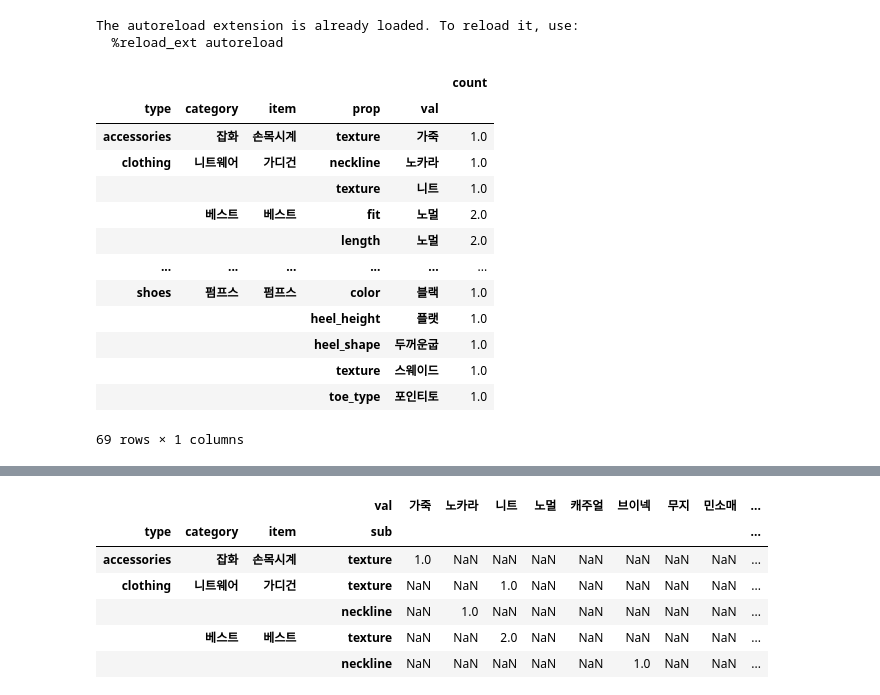
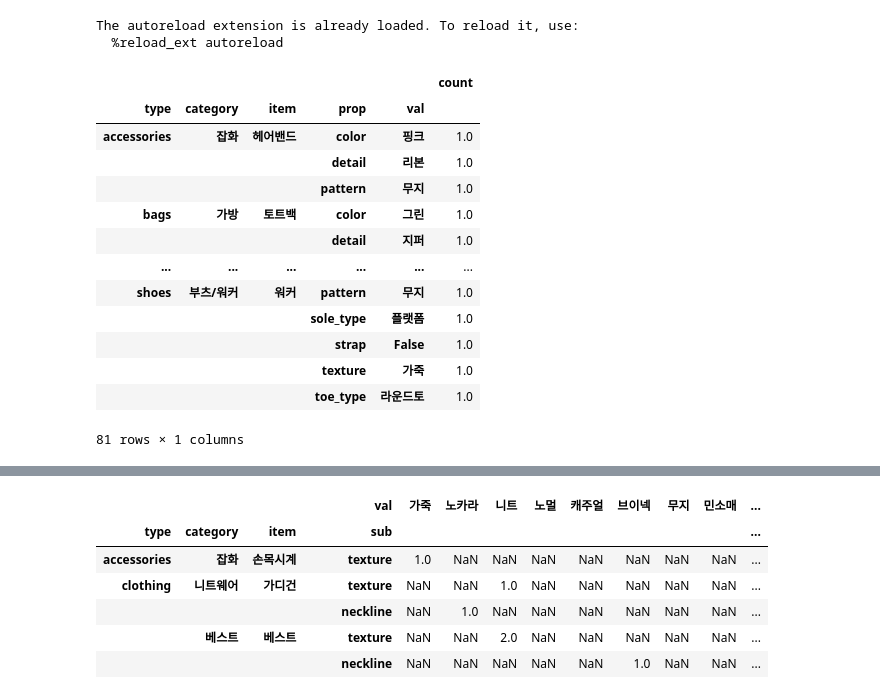
Before and after one commit to gem763/maskplay, a Jupyter notebook: data/밸런스게임 결과뽑기.ipynb, the cells around one changed output, grey strips where cells are left out. Cells and saved outputs as stored; diff of their text form; code cells hidden in the pictures.

```diff
--- a/data/밸런스게임 결과뽑기.ipynb
+++ b/data/밸런스게임 결과뽑기.ipynb
@@ -30,7 +30,7 @@ from django.db.models import F, Q, Sum, Count, Case, When, IntegerField, Value
 The autoreload extension is already loaded. To reload it, use:
   %reload_ext autoreload
 # %%
-bgr = m.BalancegameRecord.objects.filter(who=638).exclude(tag_pos__isnull=True).select_related('tag_pos', 'tag_neg').order_by('-id')[:200]
+bgr = m.BalancegameRecord.objects.filter(who=694).exclude(tag_pos__isnull=True).select_related('tag_pos', 'tag_neg').order_by('-id')[:100]
 
 flds = [
     'type','category','item',
@@ -52,24 +52,25 @@ def get_baseframe(df0):
 df_pos = get_baseframe(df_pos)
 df_neg = get_baseframe(df_neg)
 # %%
-df = df_pos - df_neg
+# df = df_pos - df_neg
+df = df_pos.sub(df_neg, fill_value=0)
 df = df[df['count'] > 0]
 df#['count'].sum()
 # %% [output]
 |  |  |  |  |  | count |
 | type | category | item | prop | val |  |
-| accessories | 잡화 | 손목시계 | texture | 가죽 | 1.0 |
-| clothing | 니트웨어 | 가디건 | neckline | 노카라 | 1.0 |
-|  |  |  | texture | 니트 | 1.0 |
-|  | 베스트 | 베스트 | fit | 노멀 | 2.0 |
-|  |  |  | length | 노멀 | 2.0 |
+| accessories | 잡화 | 헤어밴드 | color | 핑크 | 1.0 |
+|  |  |  | detail | 리본 | 1.0 |
+|  |  |  | pattern | 무지 | 1.0 |
+| bags | 가방 | 토트백 | color | 그린 | 1.0 |
+|  |  |  | detail | 지퍼 | 1.0 |
 | ... | ... | ... | ... | ... | ... |
-| shoes | 펌프스 | 펌프스 | color | 블랙 | 1.0 |
-|  |  |  | heel_height | 플랫 | 1.0 |
-|  |  |  | heel_shape | 두꺼운굽 | 1.0 |
-|  |  |  | texture | 스웨이드 | 1.0 |
-|  |  |  | toe_type | 포인티토 | 1.0 |
+| shoes | 부츠/워커 | 워커 | pattern | 무지 | 1.0 |
+|  |  |  | sole_type | 플랫폼 | 1.0 |
+|  |  |  | strap | False | 1.0 |
+|  |  |  | texture | 가죽 | 1.0 |
+|  |  |  | toe_type | 라운드토 | 1.0 |
-69 rows × 1 columns
+81 rows × 1 columns
 # %%
 df.reset_index().to_dict('records')
 # %% [output]
```
Also changed, not shown: 11 other files.
